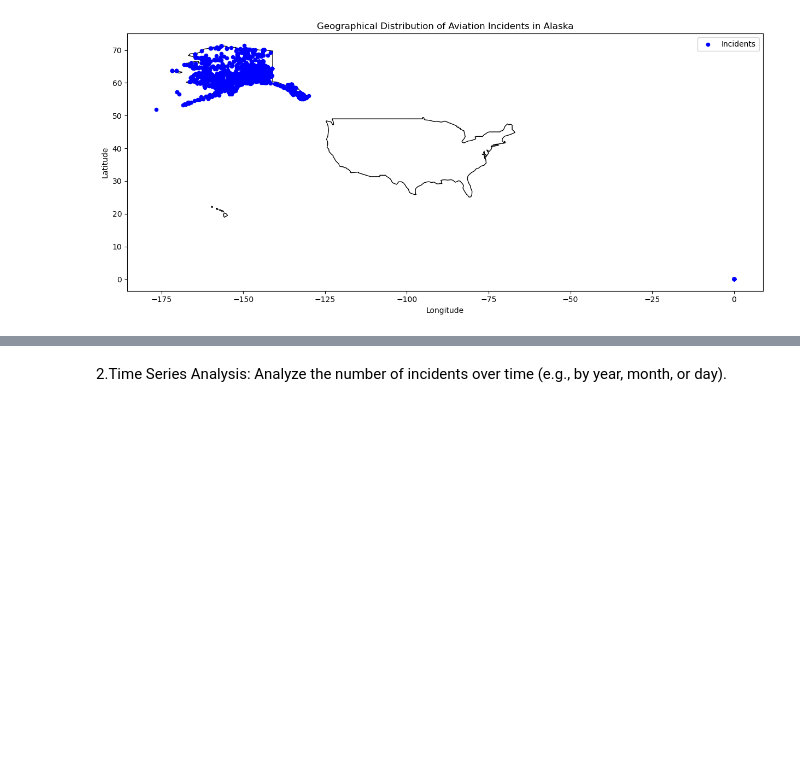
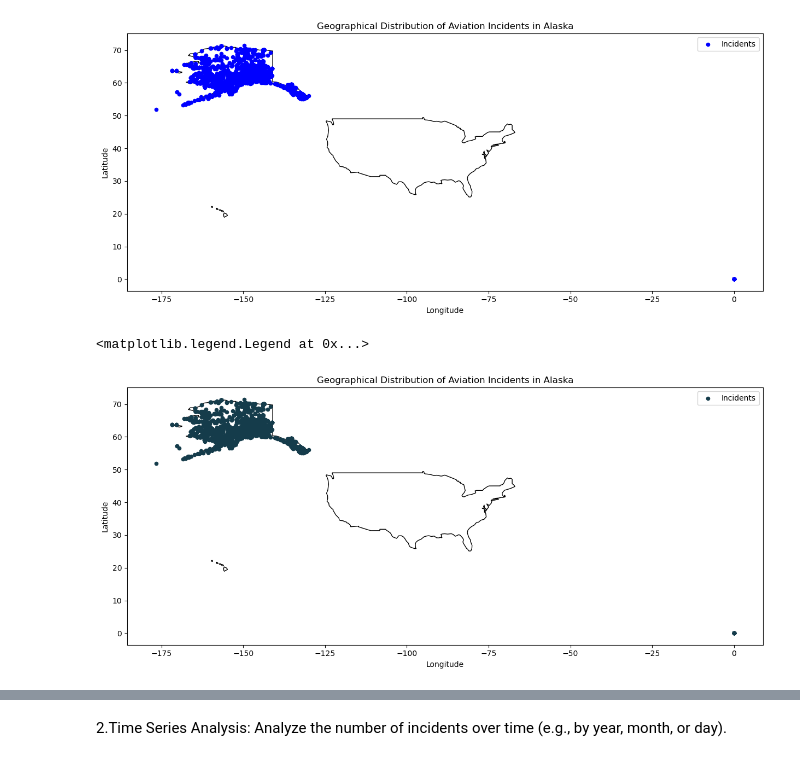
Before and after one commit to TheMirch/dsi-group-project, a Jupyter notebook: code/Moe_file_using_alaska_secV2.ipynb, the cells around one changed output, grey strips where cells are left out. Cells and saved outputs as stored; diff of their text form; code cells hidden in the pictures; blank space fills up the shorter version.

```diff
--- a/code/Moe_file_using_alaska_secV2.ipynb
+++ b/code/Moe_file_using_alaska_secV2.ipynb
@@ -47,6 +47,17 @@ plt.legend()
 plt.show()
 # %% [output]
 [figure]
+# %%
+fig, ax = plt.subplots(figsize=(15, 15))
+alaska_map.plot(ax=ax, color='white', edgecolor='black')
+gdf.plot(ax=ax, markersize=20, color='#153C4B', marker='o', label='Incidents')  # Using the first color for markers
+ax.set_title('Geographical Distribution of Aviation Incidents in Alaska')
+ax.set_xlabel('Longitude')
+ax.set_ylabel('Latitude')
+plt.legend()
+# %% [output]
+<matplotlib.legend.Legend at 0x...>
+[figure, added]
 # %%
 #Zoom In
 
```
Also changed, not shown: parts of 4 cells of this notebook.
